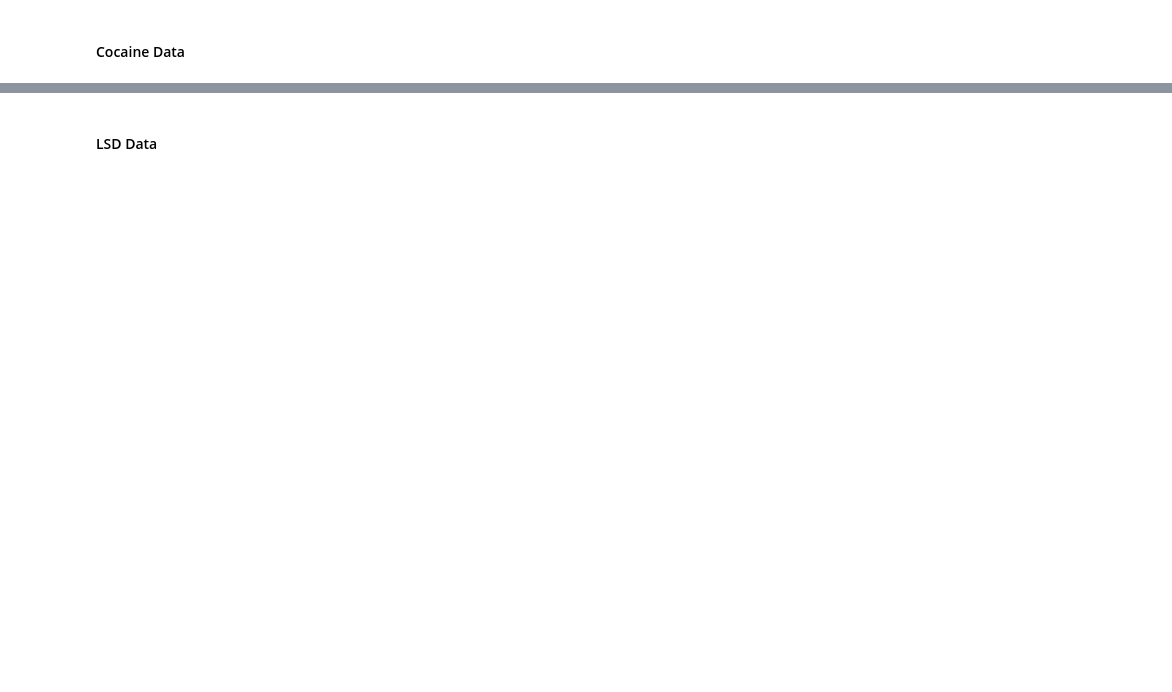
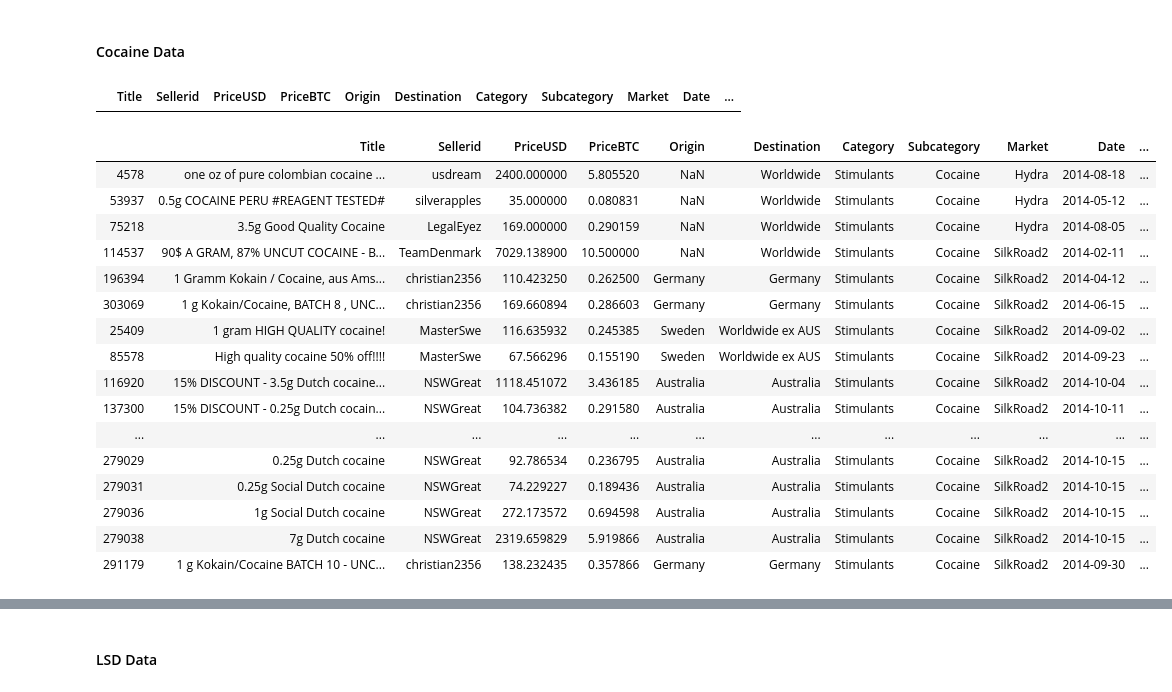
Before and after one commit to danielpetterson/darkwebmarkets, a Jupyter notebook: darknet_1.ipynb, the cells around one changed output, grey strips where cells are left out. Saved outputs shown, nothing was run; the diff lists cells and outputs as text; code cells hidden in the pictures; blank space fills up the shorter version.

```diff
--- a/darknet_1.ipynb
+++ b/darknet_1.ipynb
@@ -715,0 +764,29 @@ dfpure = dfcoca[dfcoca['Title'].str.contains(pure)]
+# %%
+dfcoca.Purity.value_counts()
+
+dfcoca[dfcoca['Purity'] <= 50]
+#dfcoca[dfcoca['Sellerid'] == 'NSWGreat']
+#dfcoca[dfcoca['Origin'] == 'Australia']
+# %% [output]
+|  | Title | Sellerid | PriceUSD | PriceBTC | Origin | Destination | Category | Subcategory | Market | Date | ... |
+# %%
+dfcoca = dfcoca.dropna(subset=['PriceUSD'])
+dfcoca[dfcoca.isnull().any(axis=1)]
+# %% [output]
+|  | Title | Sellerid | PriceUSD | PriceBTC | Origin | Destination | Category | Subcategory | Market | Date | ... |
+| 4578 | one oz of pure colombian cocaine ... | usdream | 2400.000000 | 5.805520 | NaN | Worldwide | Stimulants | Cocaine | Hydra | 2014-08-18 | ... |
+| 53937 | 0.5g COCAINE PERU #REAGENT TESTED# | silverapples | 35.000000 | 0.080831 | NaN | Worldwide | Stimulants | Cocaine | Hydra | 2014-05-12 | ... |
+| 75218 | 3.5g Good Quality Cocaine | LegalEyez | 169.000000 | 0.290159 | NaN | Worldwide | Stimulants | Cocaine | Hydra | 2014-08-05 | ... |
+| 114537 | 90$ A GRAM, 87% UNCUT COCAINE - B... | TeamDenmark | 7029.138900 | 10.500000 | NaN | Worldwide | Stimulants | Cocaine | SilkRoad2 | 2014-02-11 | ... |
+| 196394 | 1 Gramm Kokain / Cocaine, aus Ams... | christian2356 | 110.423250 | 0.262500 | Germany | Germany | Stimulants | Cocaine | SilkRoad2 | 2014-04-12 | ... |
+| 303069 | 1 g Kokain/Cocaine, BATCH 8 , UNC... | christian2356 | 169.660894 | 0.286603 | Germany | Germany | Stimulants | Cocaine | SilkRoad2 | 2014-06-15 | ... |
+| 25409 | 1 gram HIGH QUALITY cocaine! | MasterSwe | 116.635932 | 0.245385 | Sweden | Worldwide ex AUS | Stimulants | Cocaine | SilkRoad2 | 2014-09-02 | ... |
+| 85578 | High quality cocaine 50% off!!!! | MasterSwe | 67.566296 | 0.155190 | Sweden | Worldwide ex AUS | Stimulants | Cocaine | SilkRoad2 | 2014-09-23 | ... |
+| 116920 | 15% DISCOUNT - 3.5g Dutch cocaine... | NSWGreat | 1118.451072 | 3.436185 | Australia | Australia | Stimulants | Cocaine | SilkRoad2 | 2014-10-04 | ... |
+| 137300 | 15% DISCOUNT - 0.25g Dutch cocain... | NSWGreat | 104.736382 | 0.291580 | Australia | Australia | Stimulants | Cocaine | SilkRoad2 | 2014-10-11 | ... |
+| ... | ... | ... | ... | ... | ... | ... | ... | ... | ... | ... | ... |
+| 279029 | 0.25g Dutch cocaine | NSWGreat | 92.786534 | 0.236795 | Australia | Australia | Stimulants | Cocaine | SilkRoad2 | 2014-10-15 | ... |
+| 279031 | 0.25g Social Dutch cocaine | NSWGreat | 74.229227 | 0.189436 | Australia | Australia | Stimulants | Cocaine | SilkRoad2 | 2014-10-15 | ... |
+| 279036 | 1g Social Dutch cocaine | NSWGreat | 272.173572 | 0.694598 | Australia | Australia | Stimulants | Cocaine | SilkRoad2 | 2014-10-15 | ... |
+| 279038 | 7g Dutch cocaine | NSWGreat | 2319.659829 | 5.919866 | Australia | Australia | Stimulants | Cocaine | SilkRoad2 | 2014-10-15 | ... |
+| 291179 | 1 g Kokain/Cocaine BATCH 10 - UNC... | christian2356 | 138.232435 | 0.357866 | Germany | Germany | Stimulants | Cocaine | SilkRoad2 | 2014-09-30 | ... |
```
Also changed, not shown: parts of 16 cells of this notebook.
